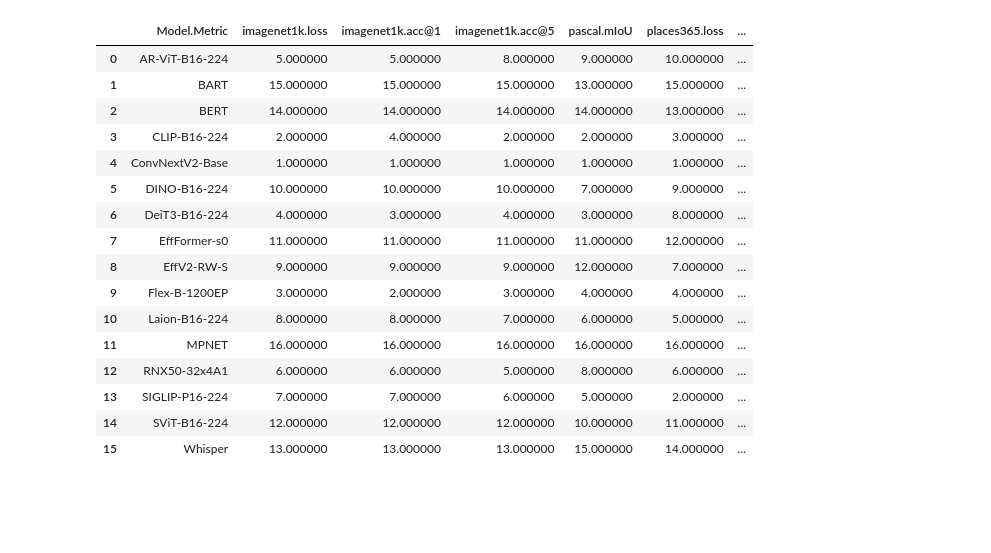
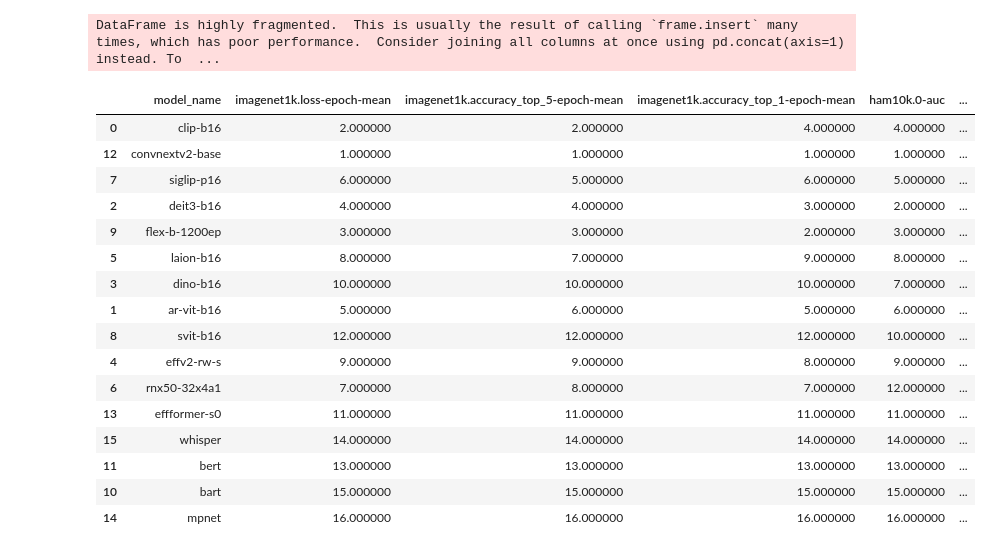
Before and after one commit to AntreasAntoniou/GATE, a Jupyter notebook: notebooks/analysis2.ipynb, the cells around one changed output. Saved outputs shown, nothing was run; the diff lists cells and outputs as text; code cells hidden in the pictures; blank space fills up the shorter version.

```diff
--- a/notebooks/analysis2.ipynb
+++ b/notebooks/analysis2.ipynb
@@ -14,6 +14,6 @@ plt.style.use("ggplot")
 import wandb
 # %%
 source_csv_filepath = (
-    "13032024-full.csv"
+    "s01042024_df.csv"
 )
 source_csv_filepath = pathlib.Path(source_csv_filepath)
@@ -51,3 +20,16 @@ def load_data_as_df(filepath):
+# %%
+def load_data_as_df(filepath):
+    df = pd.read_csv(filepath)
+
+    # replace NA with 5
+    df = df.fillna(5)
+    # rename unnamed column to model_name
+    df = df.rename(columns={"Unnamed: 0": "model_name"})
+    # if a columne has testing/ensemble_3/ in it then rename it to replace testing/ensemble_3/ with ''
+    df.columns = df.columns.str.replace("testing/ensemble_3/", "")
+    # remove column exp_name
+    # df = df.drop(columns=["exp_name"])
+    return df
 # %%
 df = load_data_as_df(source_csv_filepath)
 
@@ -114,9 +95,9 @@ def move_column(df, column_name, position):
 
     return df
 
-df = move_column(df, 'imagenet1k.acc@5', 1)  # Move 'hellobro' column to the second position
-df = move_column(df, 'imagenet1k.acc@1', 2)
-df = move_column(df, 'imagenet1k.loss', 3)
+df = move_column(df, 'imagenet1k.accuracy_top_1-epoch-mean', 1)  # Move 'hellobro' column to the second position
+df = move_column(df, 'imagenet1k.accuracy_top_5-epoch-mean', 2)
+df = move_column(df, 'imagenet1k.loss-epoch-mean', 3)
 
 from IPython.display import display
 
@@ -169,15 +150,17 @@ def rank_columns(df, keywords):
 
 # Define the keywords to look for in column names, and whether to rank in ascending order
 keywords = {
+    'loss': True,
+    "mae": True,
     'acc': False,
-    'loss': True,
     "miou": False,
     "auc": False,
-    "mae": True,
+    "bs": True,
+    "aps": False,
 }
 
 df = rank_columns(df, keywords)
-df = move_column(df, 'imagenet1k.acc@1', 1)
+df = move_column(df, 'imagenet1k.accuracy_top_1-epoch-mean', 1)
 # %%
 from IPython.display import display
 
@@ -241,30 +224,36 @@ def reorder_columns_by_similarity(df):
 
 df = reorder_columns_by_similarity(df)
 # %%
+# sort rows by the average rank of the columns except the first one
+df["mean_rank"] = df.iloc[:, 1:].mean(axis=1)
+df = df.sort_values("mean_rank")
+df = df.drop(columns=["mean_rank"])
+
 with pd.option_context("display.max_rows", None, "display.max_columns", None):
     display(
         df.style.set_table_attributes('style="display:inline"').bar(
             color="lightblue"
         )
     )
 # %% [output]
+DataFrame is highly fragmented.  This is usually the result of calling `frame.insert` many times, which has poor performance.  Consider joining all columns at once using pd.concat(axis=1) instead. To  ...
-|  | Model.Metric | imagenet1k.loss | imagenet1k.acc@1 | imagenet1k.acc@5 | pascal.mIoU | places365.loss | ... |
-| 0 | AR-ViT-B16-224 | 5.000000 | 5.000000 | 8.000000 | 9.000000 | 10.000000 | ... |
-| 1 | BART | 15.000000 | 15.000000 | 15.000000 | 13.000000 | 15.000000 | ... |
-| 2 | BERT | 14.000000 | 14.000000 | 14.000000 | 14.000000 | 13.000000 | ... |
-| 3 | CLIP-B16-224 | 2.000000 | 4.000000 | 2.000000 | 2.000000 | 3.000000 | ... |
-| 4 | ConvNextV2-Base | 1.000000 | 1.000000 | 1.000000 | 1.000000 | 1.000000 | ... |
-| 5 | DINO-B16-224 | 10.000000 | 10.000000 | 10.000000 | 7.000000 | 9.000000 | ... |
-| 6 | DeiT3-B16-224 | 4.000000 | 3.000000 | 4.000000 | 3.000000 | 8.000000 | ... |
-| 7 | EffFormer-s0 | 11.000000 | 11.000000 | 11.000000 | 11.000000 | 12.000000 | ... |
-| 8 | EffV2-RW-S | 9.000000 | 9.000000 | 9.000000 | 12.000000 | 7.000000 | ... |
-| 9 | Flex-B-1200EP | 3.000000 | 2.000000 | 3.000000 | 4.000000 | 4.000000 | ... |
-| 10 | Laion-B16-224 | 8.000000 | 8.000000 | 7.000000 | 6.000000 | 5.000000 | ... |
-| 11 | MPNET | 16.000000 | 16.000000 | 16.000000 | 16.000000 | 16.000000 | ... |
-| 12 | RNX50-32x4A1 | 6.000000 | 6.000000 | 5.000000 | 8.000000 | 6.000000 | ... |
-| 13 | SIGLIP-P16-224 | 7.000000 | 7.000000 | 6.000000 | 5.000000 | 2.000000 | ... |
-| 14 | SViT-B16-224 | 12.000000 | 12.000000 | 12.000000 | 10.000000 | 11.000000 | ... |
-| 15 | Whisper | 13.000000 | 13.000000 | 13.000000 | 15.000000 | 14.000000 | ... |
+|  | model_name | imagenet1k.loss-epoch-mean | imagenet1k.accuracy_top_5-epoch-mean | imagenet1k.accuracy_top_1-epoch-mean | ham10k.0-auc | ... |
+| 0 | clip-b16 | 2.000000 | 2.000000 | 4.000000 | 4.000000 | ... |
+| 12 | convnextv2-base | 1.000000 | 1.000000 | 1.000000 | 1.000000 | ... |
+| 7 | siglip-p16 | 6.000000 | 5.000000 | 6.000000 | 5.000000 | ... |
+| 2 | deit3-b16 | 4.000000 | 4.000000 | 3.000000 | 2.000000 | ... |
+| 9 | flex-b-1200ep | 3.000000 | 3.000000 | 2.000000 | 3.000000 | ... |
+| 5 | laion-b16 | 8.000000 | 7.000000 | 9.000000 | 8.000000 | ... |
+| 3 | dino-b16 | 10.000000 | 10.000000 | 10.000000 | 7.000000 | ... |
+| 1 | ar-vit-b16 | 5.000000 | 6.000000 | 5.000000 | 6.000000 | ... |
+| 8 | svit-b16 | 12.000000 | 12.000000 | 12.000000 | 10.000000 | ... |
+| 4 | effv2-rw-s | 9.000000 | 9.000000 | 8.000000 | 9.000000 | ... |
+| 6 | rnx50-32x4a1 | 7.000000 | 8.000000 | 7.000000 | 12.000000 | ... |
+| 13 | effformer-s0 | 11.000000 | 11.000000 | 11.000000 | 11.000000 | ... |
+| 15 | whisper | 14.000000 | 14.000000 | 14.000000 | 14.000000 | ... |
+| 11 | bert | 13.000000 | 13.000000 | 13.000000 | 13.000000 | ... |
+| 10 | bart | 15.000000 | 15.000000 | 15.000000 | 15.000000 | ... |
+| 14 | mpnet | 16.000000 | 16.000000 | 16.000000 | 16.000000 | ... |
 # %%
 from typing import Optional
 import plotly.graph_objects as go
```
Also changed, not shown: parts of 7 cells of this notebook, 13 other files.
